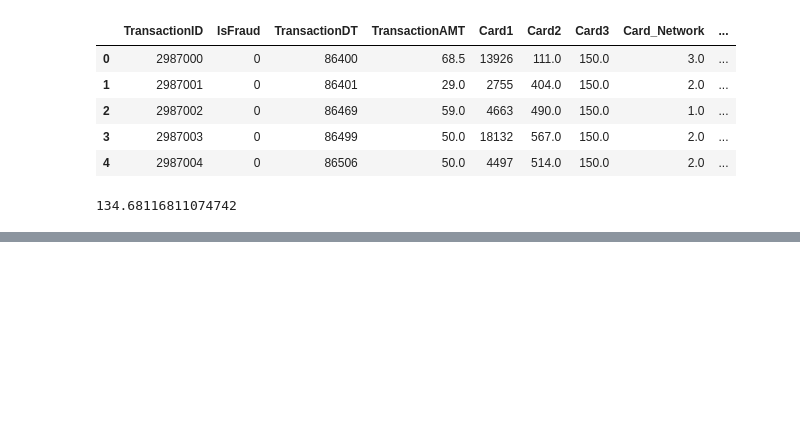
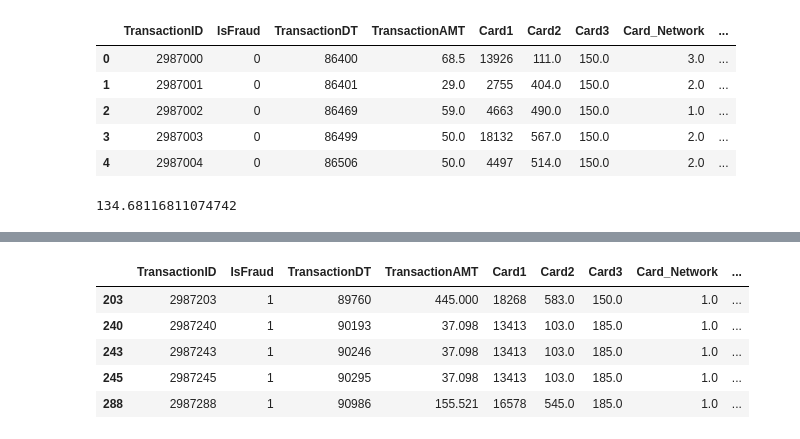
Before and after one commit to Rmccusker86/FraudulentCharges, a Jupyter notebook: Fraud_Charges-Copy1.ipynb, the cells around one changed output, grey strips where cells are left out. Cells and saved outputs as stored; diff of their text form; code cells hidden in the pictures; blank space fills up the shorter version.

```diff
--- a/Fraud_Charges-Copy1.ipynb
+++ b/Fraud_Charges-Copy1.ipynb
@@ -330,0 +350,10 @@ average
+# %%
+is_fraud_df = final_df[final_df['IsFraud'] == 1]
+is_fraud_df.head()
+# %% [output]
+|  | TransactionID | IsFraud | TransactionDT | TransactionAMT | Card1 | Card2 | Card3 | Card_Network | ... |
+| 203 | 2987203 | 1 | 89760 | 445.000 | 18268 | 583.0 | 150.0 | 1.0 | ... |
+| 240 | 2987240 | 1 | 90193 | 37.098 | 13413 | 103.0 | 185.0 | 1.0 | ... |
+| 243 | 2987243 | 1 | 90246 | 37.098 | 13413 | 103.0 | 185.0 | 1.0 | ... |
+| 245 | 2987245 | 1 | 90295 | 37.098 | 13413 | 103.0 | 185.0 | 1.0 | ... |
+| 288 | 2987288 | 1 | 90986 | 155.521 | 16578 | 545.0 | 185.0 | 1.0 | ... |
```
Also changed, not shown: parts of 8 cells of this notebook, 1 other file.
